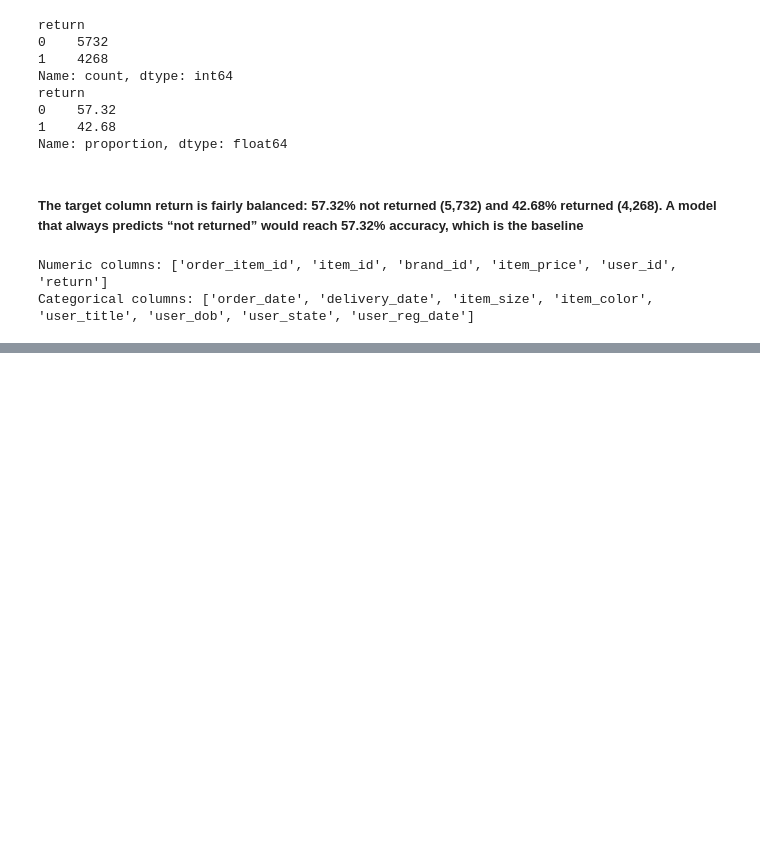
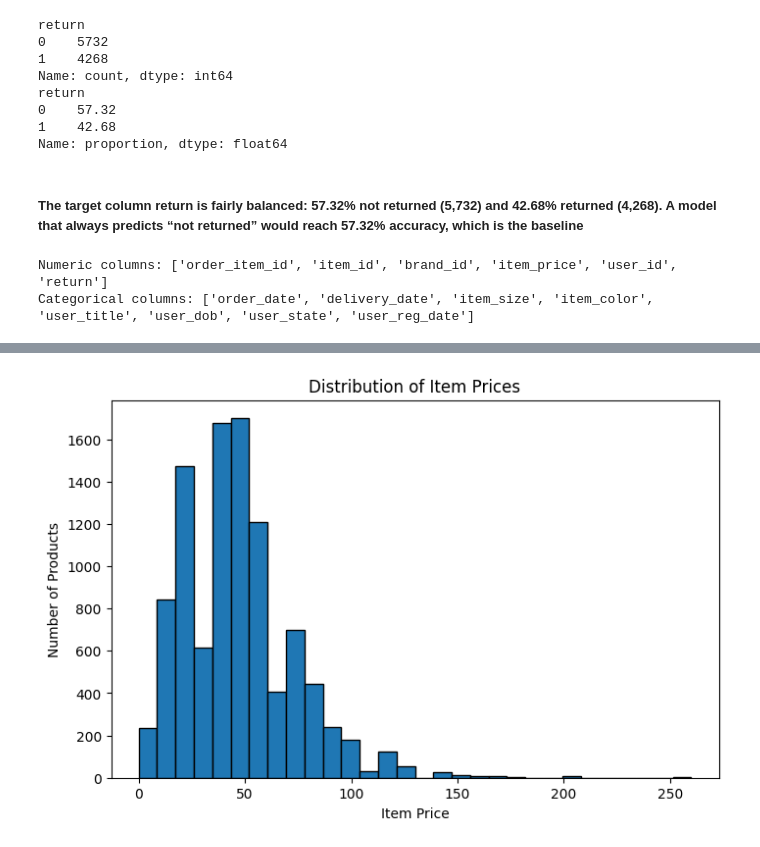
Before and after one commit to aish2106/ReturnRadar, a Jupyter notebook: notebooks/return_radar.ipynb, the cells around one changed output, grey strips where cells are left out. Drawn from its saved outputs; the diff is of its cells as text; code cells hidden in the pictures; blank space fills up the shorter version.

```diff
--- a/notebooks/return_radar.ipynb
+++ b/notebooks/return_radar.ipynb
@@ -166,0 +205,11 @@ Categorical columns: ['order_date', 'delivery_date', 'item_size', 'item_color',
+# %%
+import matplotlib.pyplot as plt
+
+plt.figure(figsize=(8, 5))
+plt.hist(df['item_price'], bins=30, edgecolor='black')
+plt.title('Distribution of Item Prices')
+plt.xlabel('Item Price')
+plt.ylabel('Number of Products')
+plt.show()
+# %% [output]
+[figure, added]
```
Also changed, not shown: parts of 10 cells of this notebook.
